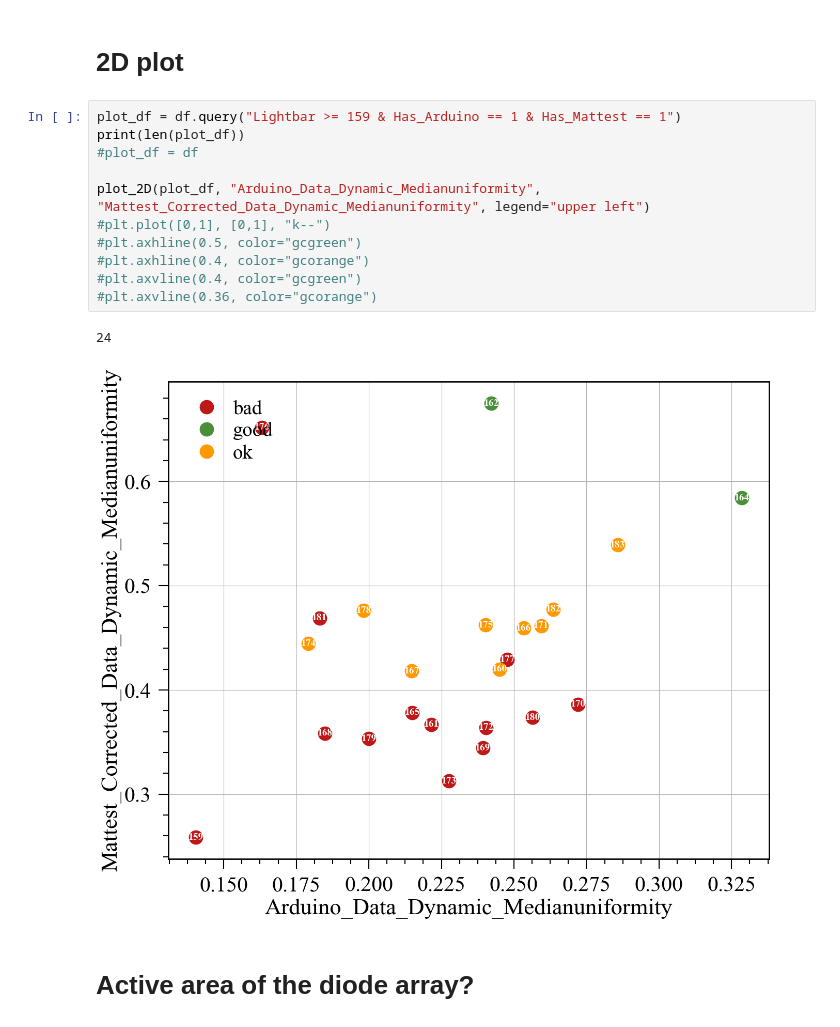
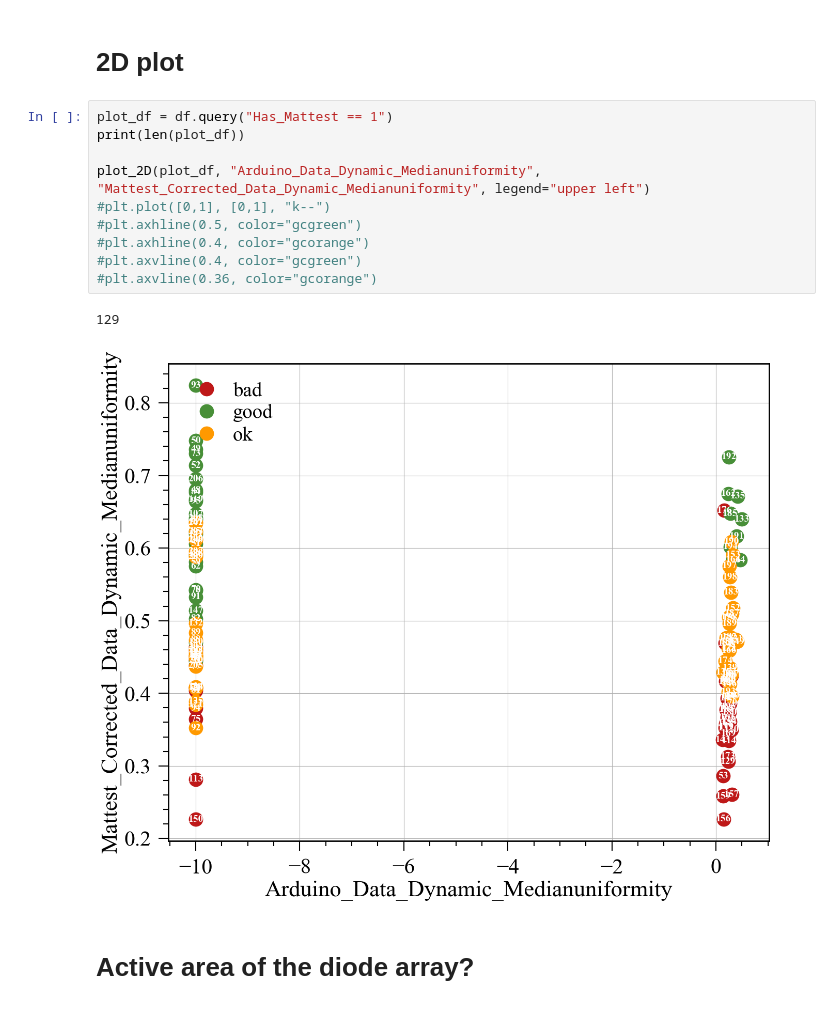
Before and after one commit to Burney222/QA_Lightbar, a Jupyter notebook: Plot_Lightbars.ipynb, the cells around one changed output. Cells and saved outputs as stored; diff of their text form.

Commit message:
New lightbars

```diff
--- a/Plot_Lightbars.ipynb
+++ b/Plot_Lightbars.ipynb
@@ -444,19 +444,18 @@ Name: 159, dtype: object
 # %% [markdown]
 # 2D plot
 # %%
-plot_df = df.query("Lightbar >= 159 & Has_Arduino == 1 & Has_Mattest == 1")
+plot_df = df.query("Has_Mattest == 1")
 print(len(plot_df))
-#plot_df = df
 
 plot_2D(plot_df, "Arduino_Data_Dynamic_Medianuniformity", "Mattest_Corrected_Data_Dynamic_Medianuniformity", legend="upper left")
 #plt.plot([0,1], [0,1], "k--")
 #plt.axhline(0.5, color="gcgreen")
 #plt.axhline(0.4, color="gcorange")
 #plt.axvline(0.4, color="gcgreen")
 #plt.axvline(0.36, color="gcorange")
 # %% [output]
-24
+129
-[figure, old version]
+[figure, new version]
 # %% [markdown]
 # Active area of the diode array?
 # %%
```
Also changed, not shown: parts of 1 cell of this notebook, 25 other files.
